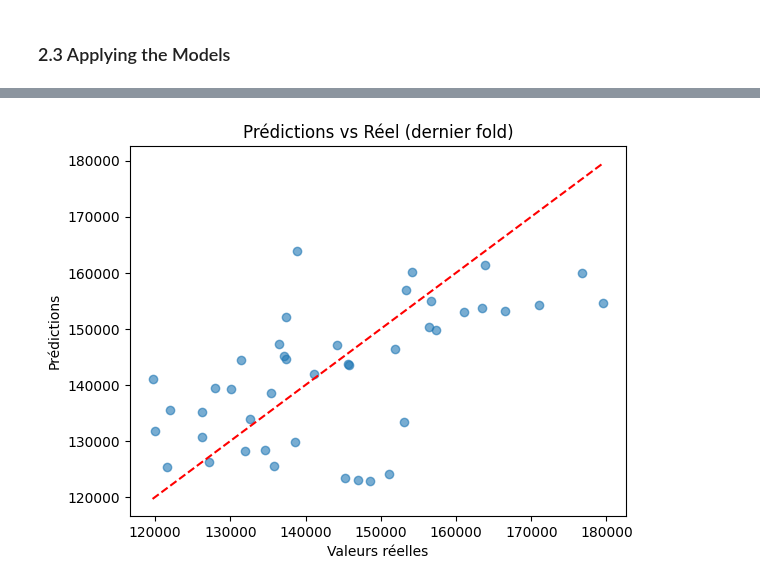
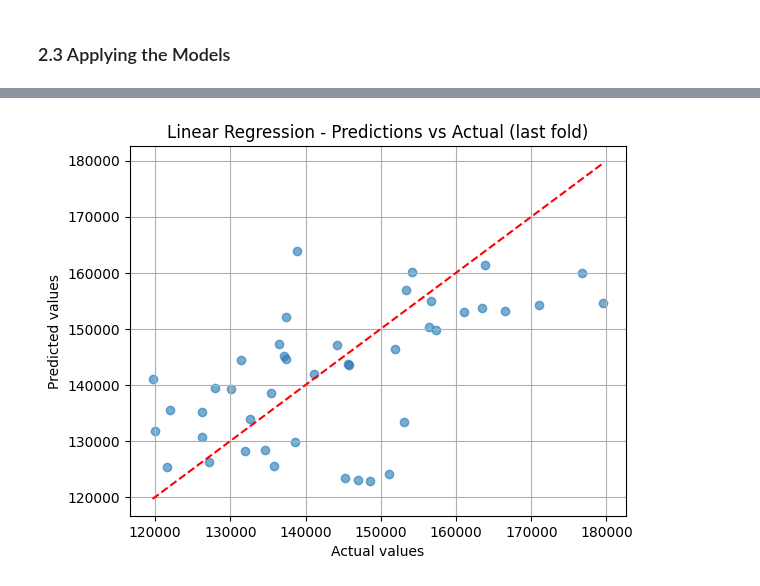
Before and after one commit to Samuel-JULLY/KMUTNB_internship, a Jupyter notebook: Projet.ipynb, the cells around one changed output, grey strips where cells are left out. Drawn from its saved outputs; the diff is of its cells as text; code cells hidden in the pictures.

Commit message:
correction model

```diff
--- a/Projet.ipynb
+++ b/Projet.ipynb
@@ -253,42 +249,74 @@ Plots the ***ROC curve***, which shows the trade-off between the false positive
 # %%
 from sklearn.linear_model import LinearRegression
+from sklearn.svm import SVR
+from sklearn.tree import DecisionTreeRegressor
+from sklearn.ensemble import RandomForestRegressor
+from sklearn.neighbors import KNeighborsRegressor
 from sklearn.metrics import mean_squared_error, r2_score
+from sklearn.model_selection import KFold
+import matplotlib.pyplot as plt
 import numpy as np
-import matplotlib.pyplot as plt
 
-# Initialisation du modèle de régression
-reg = LinearRegression()
+# Define your models
+models = {
+    "Linear Regression": LinearRegression(),
+    "SVR": SVR(),
+    "Decision Tree": DecisionTreeRegressor(random_state=42),
+    "Random Forest": RandomForestRegressor(random_state=42),
+    "KNN": KNeighborsRegressor()
+}
 
-# Stockage des scores
-r2_scores = []
-mse_scores = []
+# K-Fold setup
+kf = KFold(n_splits=5, shuffle=True, random_state=42)
 
-for i, (train_index, test_index) in enumerate(kf.split(X)):
-    X_train = X.iloc[train_index]
-    X_test = X.iloc[test_index]
-    y_train = y.iloc[train_index]
-    y_test = y.iloc[test_index]
+# To store evaluation results
+results = {}
 
-    # Entraînement
-    reg.fit(X_train, y_train)
+# Loop over each model
+for name, model in models.items():
+    r2_scores = []
+    mse_scores = []
+    print(f"\n=== {name} ===")
 
-    # Prédiction
-    y_pred = reg.predict(X_test)
+    for i, (train_index, test_index) in enumerate(kf.split(X)):
+        X_train, X_test = X.iloc[train_index], X.iloc[test_index]
+        y_train, y_test = y.iloc[train_index], y.iloc[test_index]
 
-    # Évaluation
-    mse = mean_squared_error(y_test, y_pred)
-    r2 = r2_score(y_test, y_pred)
-    mse_scores.append(mse)
-    r2_scores.append(r2)
+        model.fit(X_train, y_train)
+        y_pred = model.predict(X_test)
 
-    print(f"\n--- Fold {i+1} ---")
-    print("MSE:", mse)
-    print("R²:", r2)
+        mse = mean_squared_error(y_test, y_pred)
+        r2 = r2_score(y_test, y_pred)
 
-plt.scatter(y_test, y_pred, alpha=0.6)
-plt.xlabel("Valeurs réelles")
-plt.ylabel("Prédictions")
-plt.title("Prédictions vs Réel (dernier fold)")
-plt.plot([min(y_test), max(y_test)], [min(y_test), max(y_test)], color='red', linestyle='--')
-plt.show()
+        mse_scores.append(mse)
+        r2_scores.append(r2)
+
+        print(f"\n--- Fold {i+1} ---")
+        print("MSE:", mse)
+        print("R²:", r2)
+
+        if i == kf.get_n_splits() - 1:  # Only plot the last fold
+            plt.figure()
+            plt.scatter(y_test, y_pred, alpha=0.6)
+            plt.plot([y_test.min(), y_test.max()], [y_test.min(), y_test.max()], 'r--')
+            plt.xlabel("Actual values")
+            plt.ylabel("Predicted values")
+            plt.title(f"{name} - Predictions vs Actual (last fold)")
+            plt.grid(True)
+            plt.show()
+
+    # Save results
+    results[name] = {
+        "MSE mean": np.mean(mse_scores),
+        "MSE std": np.std(mse_scores),
+        "R² mean": np.mean(r2_scores),
+        "R² std": np.std(r2_scores),
+    }
+
+# Summary table
+print("\n=== Summary of Results ===")
+for name, res in results.items():
+    print(f"\n{name}")
+    for metric, value in res.items():
+        print(f"{metric}: {value:.4f}")
 # %% [output]
@@ -310,5 +336,5 @@ R²: 0.49480894379224116
 
 --- Fold 5 ---
 MSE: 165935998.79631725
 R²: 0.28566516429884736
-[figure, old version]
+[figure, new version]
```
Also changed, not shown: parts of 16 cells of this notebook.
